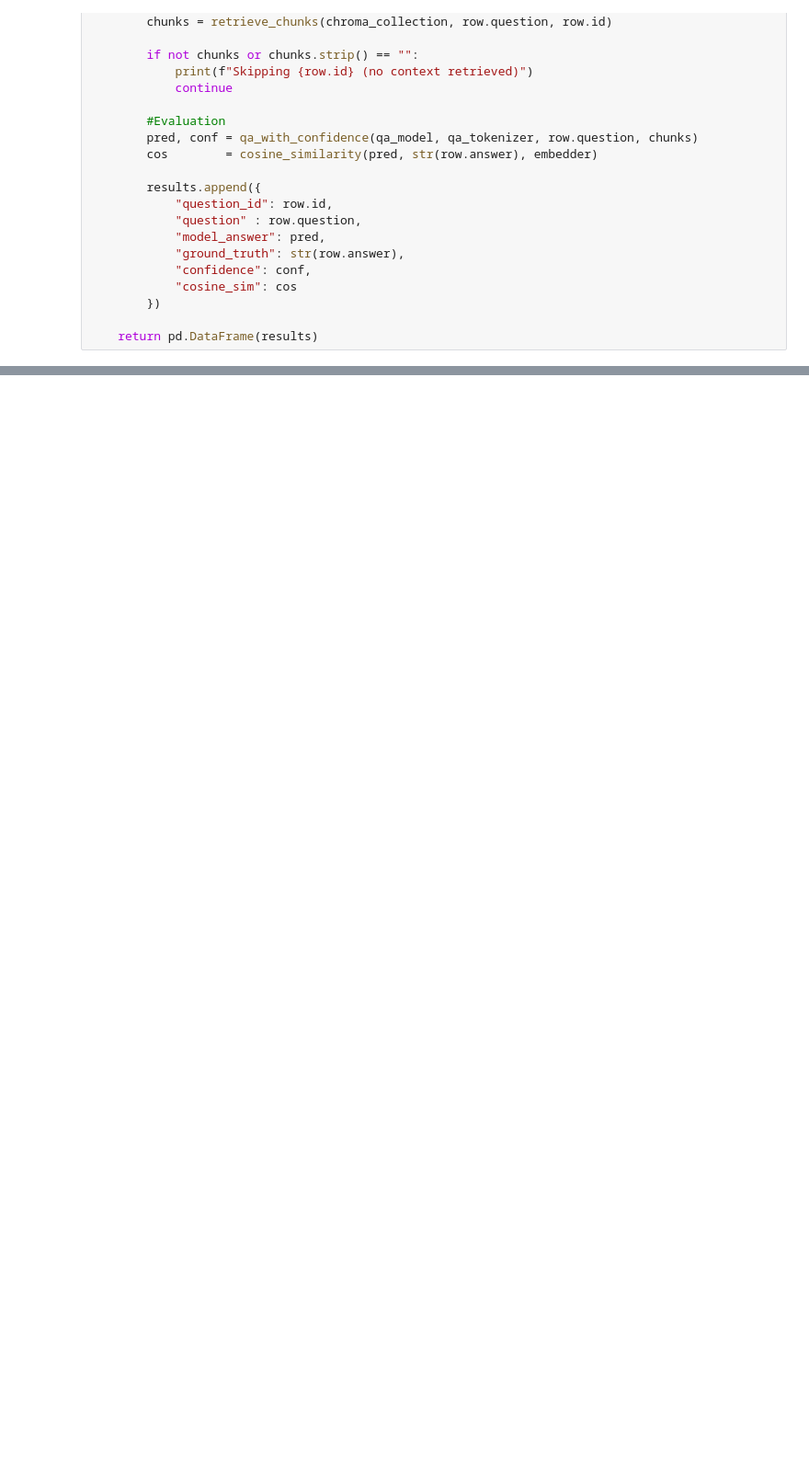
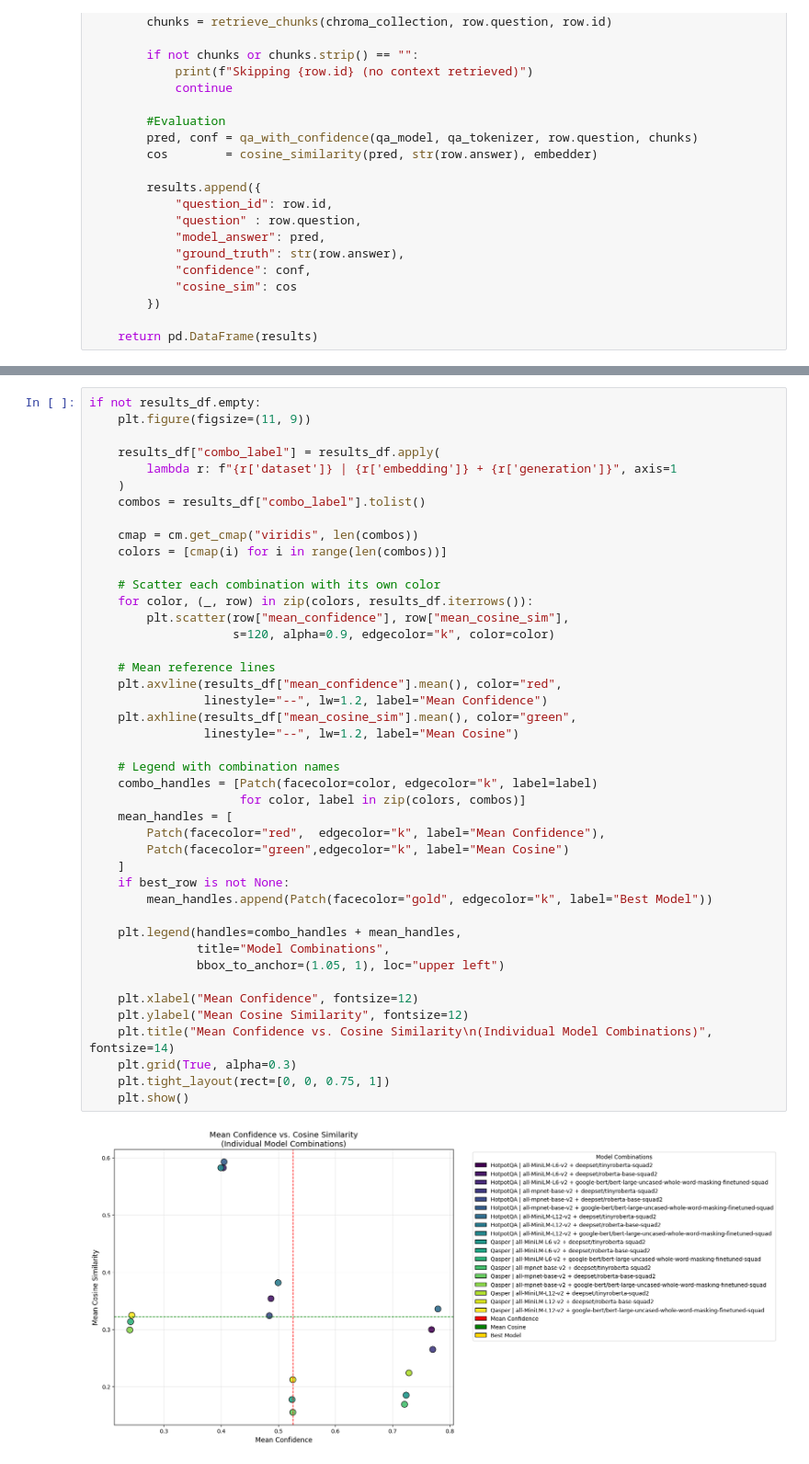
Before and after one commit to Nagarjuna-kandimalla/Doxplain, a Jupyter notebook: text/load_models.ipynb, the cells around one changed output, grey strips where cells are left out. Shown: that part at 92% size. Cells and saved outputs as stored; diff of their text form; blank space fills up the shorter version.

```diff
--- a/text/load_models.ipynb
+++ b/text/load_models.ipynb
@@ -294,0 +429,45 @@ run_pipeline(DATASET_PATH, BASE_CONFIGS, EMBEDDING_MODELS, GENERATION_MODELS)
+# %%
+if not results_df.empty:
+    plt.figure(figsize=(11, 9))
+
+    results_df["combo_label"] = results_df.apply(
+        lambda r: f"{r['dataset']} | {r['embedding']} + {r['generation']}", axis=1
+    )
+    combos = results_df["combo_label"].tolist()
+
+    cmap = cm.get_cmap("viridis", len(combos))
+    colors = [cmap(i) for i in range(len(combos))]
+
+    # Scatter each combination with its own color
+    for color, (_, row) in zip(colors, results_df.iterrows()):
+        plt.scatter(row["mean_confidence"], row["mean_cosine_sim"],
+                    s=120, alpha=0.9, edgecolor="k", color=color)
+
+    # Mean reference lines
+    plt.axvline(results_df["mean_confidence"].mean(), color="red",
+                linestyle="--", lw=1.2, label="Mean Confidence")
+    plt.axhline(results_df["mean_cosine_sim"].mean(), color="green",
+                linestyle="--", lw=1.2, label="Mean Cosine")
+
+    # Legend with combination names
+    combo_handles = [Patch(facecolor=color, edgecolor="k", label=label)
+                     for color, label in zip(colors, combos)]
+    mean_handles = [
+        Patch(facecolor="red",  edgecolor="k", label="Mean Confidence"),
+        Patch(facecolor="green",edgecolor="k", label="Mean Cosine")
+    ]
+    if best_row is not None:
+        mean_handles.append(Patch(facecolor="gold", edgecolor="k", label="Best Model"))
+
+    plt.legend(handles=combo_handles + mean_handles,
+               title="Model Combinations",
+               bbox_to_anchor=(1.05, 1), loc="upper left")
+
+    plt.xlabel("Mean Confidence", fontsize=12)
+    plt.ylabel("Mean Cosine Similarity", fontsize=12)
+    plt.title("Mean Confidence vs. Cosine Similarity\n(Individual Model Combinations)", fontsize=14)
+    plt.grid(True, alpha=0.3)
+    plt.tight_layout(rect=[0, 0, 0.75, 1])
+    plt.show()
+# %% [output]
+[figure, added]
```
Also changed, not shown: parts of 18 cells of this notebook, 21 other files.
